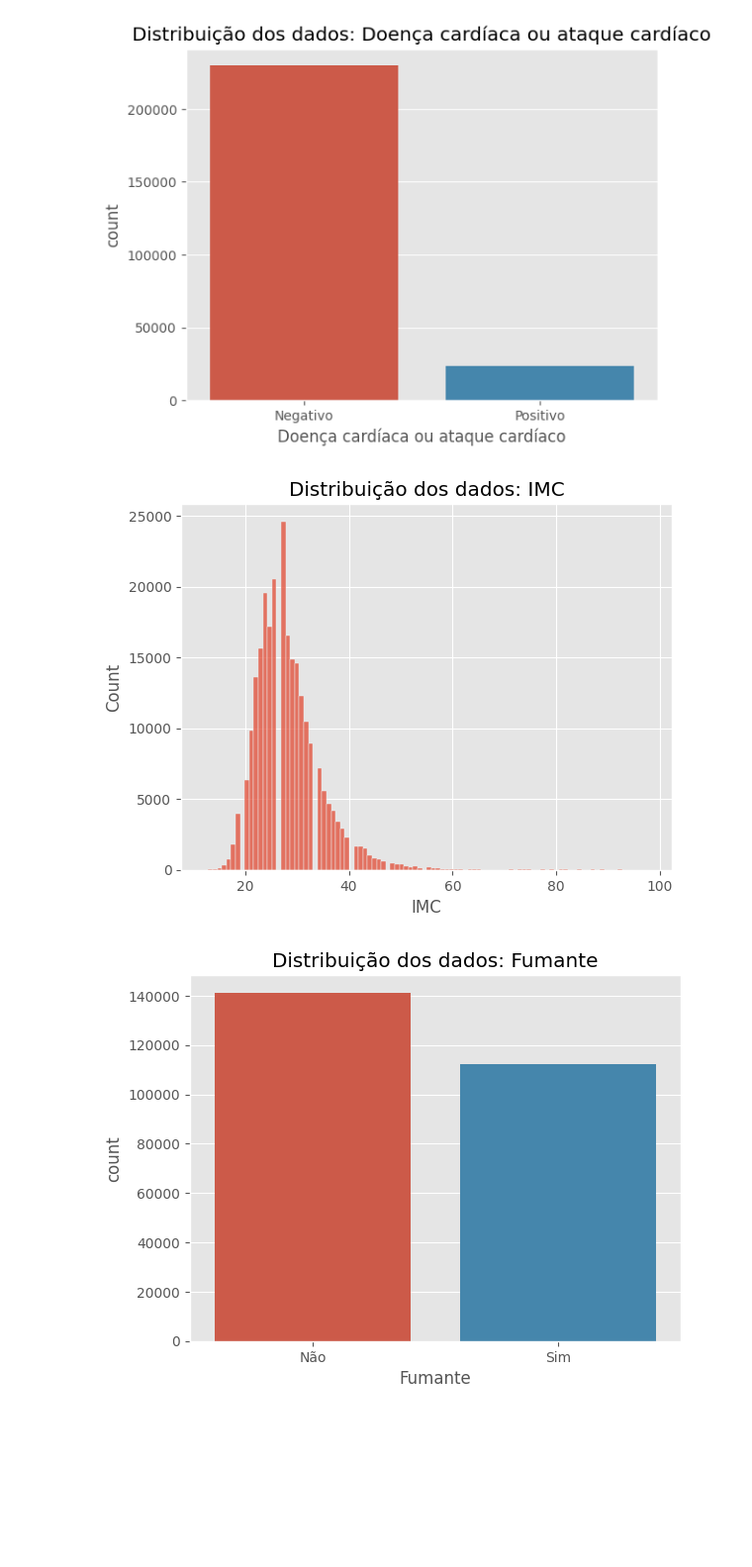
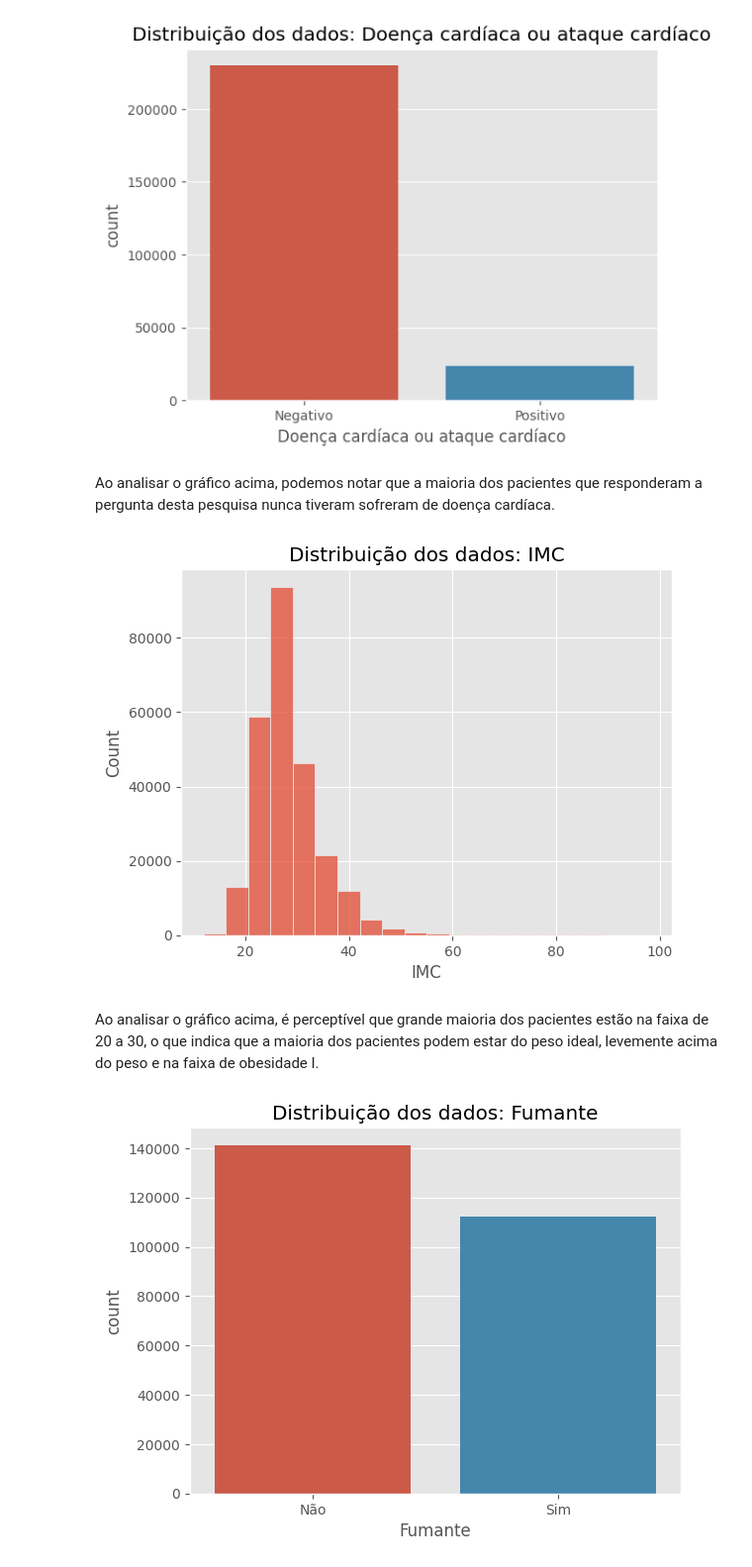
Before and after one commit to CrisNakamura/CDC_Diabetes_Health_Indicators, a Jupyter notebook: Projeto_CDC_Diabetes_Health_Indicators.ipynb, the cells around one changed output. Shown at 99% size. Drawn from its saved outputs; the diff is of its cells as text; code cells hidden in the pictures; blank space fills up the shorter version.

```diff
--- a/Projeto_CDC_Diabetes_Health_Indicators.ipynb
+++ b/Projeto_CDC_Diabetes_Health_Indicators.ipynb
@@ -162,12 +162,16 @@ _ = plt.title('Distribuição dos dados: Doença cardíaca ou ataque cardíaco')
 _ = plt.gca().set_xticklabels(['Negativo', 'Positivo'])
 # %% [output]
 [figure]
+# %% [markdown]
+Ao analisar o gráfico acima, podemos notar que a maioria dos pacientes que responderam a pergunta desta pesquisa nunca tiveram sofreram de doença cardíaca.
 # %%
-_ = sns.histplot(x='BMI', bins=98, data=df)
+_ = sns.histplot(x='BMI', bins=20, data=df)
 _ = plt.xlabel('IMC')
 _ = plt.title('Distribuição dos dados: IMC')
 # %% [output]
-[figure, old version]
+[figure, new version]
+# %% [markdown]
+Ao analisar o gráfico acima, é perceptível que grande maioria dos pacientes estão na faixa de 20 a 30, o que indica que a maioria dos pacientes podem estar do peso ideal, levemente acima do peso e na faixa de obesidade I.
 # %%
 _ = sns.countplot(x='Smoker', data=df)
 _ = plt.xlabel('Fumante')
```
Also changed, not shown: parts of 10 cells of this notebook.
